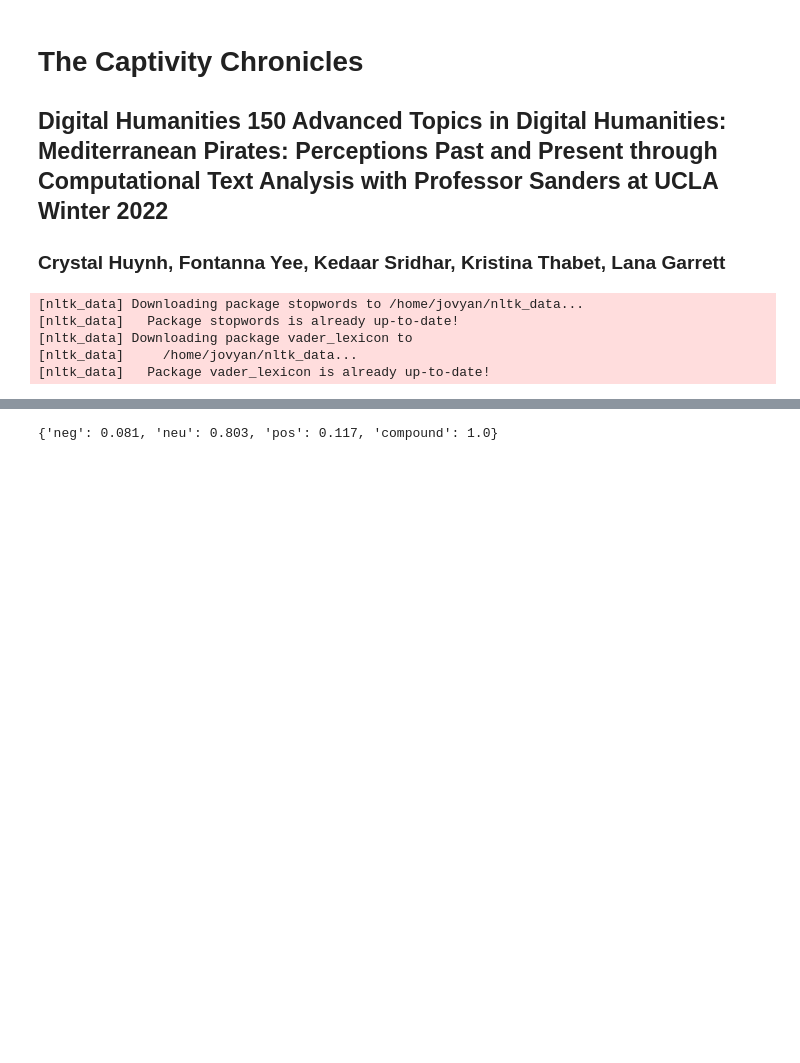
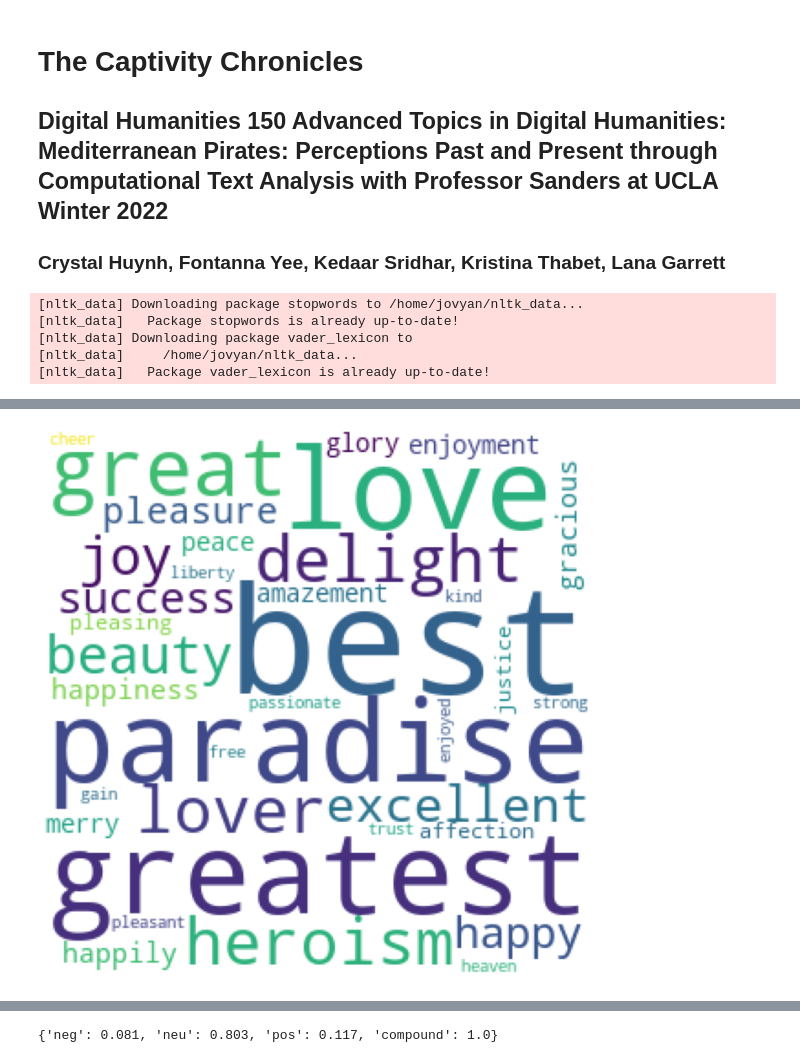
Before and after one commit to Crystalhuynh39/DH-150, a Jupyter notebook: FinalProject.ipynb, the cells around one changed output, grey strips where cells are left out. Saved outputs shown, nothing was run; the diff lists cells and outputs as text; code cells hidden in the pictures; blank space fills up the shorter version.

Commit message:
Sentiment analysis and readme

```diff
--- a/FinalProject.ipynb
+++ b/FinalProject.ipynb
@@ -38,0 +90,31 @@ sia.polarity_scores(maria.read())
+# %%
+# Find the most polarizing words - negative and positive
+k = 0
+mariapos_words = []
+marianeg_words = []
+mariapos_word_sentiments = []
+marianeg_word_sentiments = []
+for index, row in mariawords_sentiments_df.iterrows():
+    word = mariawords_sentiments_df["wordlist"].iloc[k]
+    if mariawords_sentiments_df["wordsent"].iloc[k] > .5:
+        #print(word + "'s compound polarity score is " + df["wordsent"].iloc[k])
+        mariapos_word_sentiments.append(sia.polarity_scores(word)["compound"])
+        mariapos_words.append(word)
+        #print("The most positive words are:")
+    elif mariawords_sentiments_df["wordsent"].iloc[k] < -.5:
+        #print(word + "'s compound polarity score is " + df["wordsent"].iloc[k])
+        marianeg_word_sentiments.append(sia.polarity_scores(word)["compound"])
+        marianeg_words.append(word)
+        #print("The most negative words are:")
+    k+=1
+
+#print ("The positive words are:" + str(positive_words))
+#print ("The negative words are:" + str(negative_words))
+mariapos_df = pd.DataFrame({'wordlist':mariapos_words, 'wordsent':mariapos_word_sentiments})
+mariapos_df = mariapos_df.sort_values(by='wordsent', ascending=False)
+print ("The positive words are:")
+print (mariapos_df[:30])
+marianeg_df = pd.DataFrame({'wordlist':marianeg_words, 'wordsent':marianeg_word_sentiments})
+marianeg_df = marianeg_df.sort_values(by='wordsent', ascending=True)
+print ("The negative words are:")
+print (marianeg_df[:30])
@@ -38,0 +139,14 @@ sia.polarity_scores(maria.read())
+# %%
+#generate a basic wordcloud for positive word sentiment strength
+mariaposwordsent = pd.Series(mariapos_df.wordsent.values,index=mariapos_df.wordlist).to_dict()
+mariaposwordsentcloud = WordCloud(background_color='white', width = 300, height=300, margin=2).generate_from_frequencies(mariaposwordsent)
+
+#plot the wordcloud
+plt.figure(figsize = (12, 12))
+plt.imshow(mariaposwordsentcloud)
+
+#to remove the axis value
+plt.axis("off")
+plt.show()
+# %% [output]
+[figure, added]
```
Also changed, not shown: parts of 42 cells of this notebook, 1 other file.
